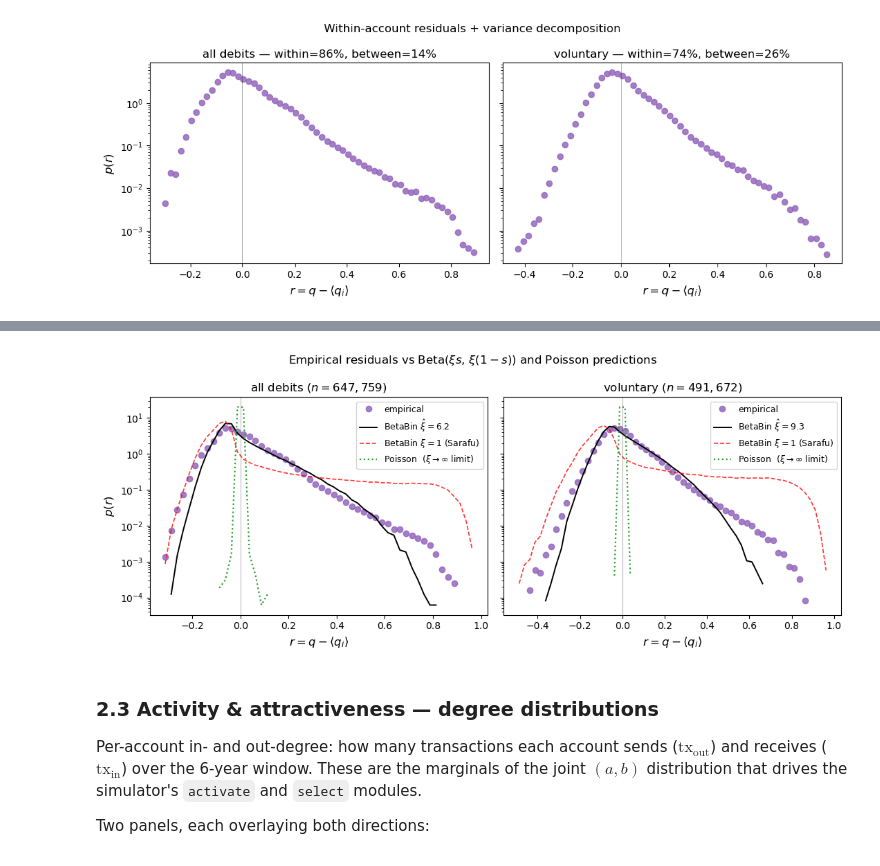
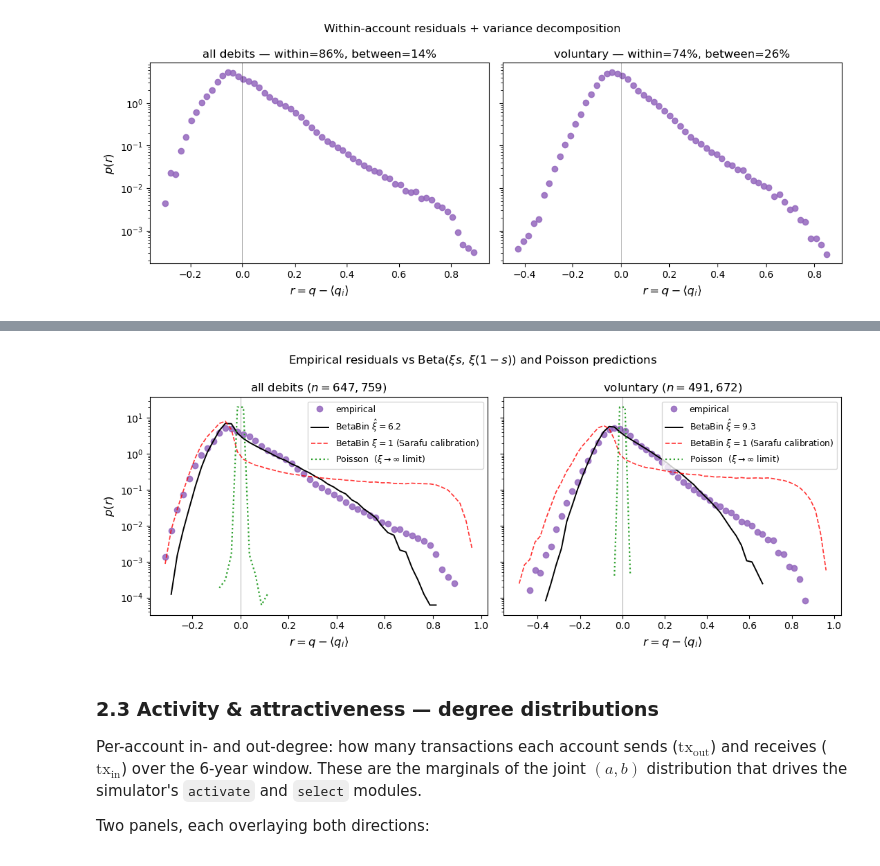
Before and after one commit to carolinamattsson/transactions, a Jupyter notebook: berka/empirical_analysis.ipynb, the cells around one changed output, grey strips where cells are left out. Saved outputs shown, nothing was run; the diff lists cells and outputs as text; code cells hidden in the pictures.

Commit message:
updated notebooks delete figures

```diff
--- a/berka/empirical_analysis.ipynb
+++ b/berka/empirical_analysis.ipynb
@@ -402,6 +410,25 @@ for ax, (label, r, b, w) in zip(axes, [('all debits', r_all, b_all, w_all), ('vo
 axes[0].set_ylabel(r'$p(r)$')
 fig.suptitle('Within-account residuals + variance decomposition')
 fig.tight_layout()
+save_fig('residuals_decomp')
+
+# Single-panel exports (suppressed inline; saved to figs/ for sharing)
+for _label, _r, _b, _w, _suf in [
+    ('all debits', r_all, b_all, w_all, 'all'),
+    ('voluntary',  r_vol, b_vol, w_vol, 'voluntary'),
+]:
+    _fig, _ax = plt.subplots(figsize=(6, 4.2))
+    _c, _d = histogram(_r, num_bins=60, log_bin=False)
+    _ax.plot(_c, _d, marker='o', linestyle='', alpha=0.8, color='C4')
+    _ax.axvline(0, color='k', lw=0.6, alpha=0.5)
+    _frac_within = _w / (_b + _w)
+    _ax.set_xlabel(r'$r = q - \langle q_i \rangle$')
+    _ax.set_ylabel(r'$p(r)$')
+    _ax.set_title(f'{_label} — within={_frac_within:.0%}, between={1-_frac_within:.0%}')
+    _ax.set_yscale('log')
+    _fig.tight_layout()
+    save_fig(f'residuals_decomp_{_suf}')
+    plt.close(_fig)
 # %% [output]
 all debits: Var(q)=0.0143  ->  between=0.0021 (14%)  within=0.0131 (86%)
 voluntary : Var(q)=0.0146  ->  between=0.0039 (26%)  within=0.0114 (74%)
@@ -449,5 +498,4 @@ xi_hat (voluntary)  = 9.26   (4,335 accounts with n>=20)
 # %%
-# F2d-style: empirical residuals overlaid with BetaBin and Poisson predictions.
 def simulate_residuals_beta(account_ids, s_per_account, xi, seed=42):
     s = account_ids.map(s_per_account).to_numpy()
     s = np.clip(s, 1e-4, 1 - 1e-4)
@@ -470,35 +518,68 @@ cases = [
 fig, axes = plt.subplots(1, 2, figsize=(11, 4.5), sharey=True)
 for ax, (label, q_series, s_series, xi_hat) in zip(axes, cases):
     mask = q_series.notna() & tx['account_id'].map(s_series).notna() & (tx['pre_balance'] > 0)
     aids = tx.loc[mask, 'account_id']
     m_t  = tx.loc[mask, 'pre_balance'].to_numpy()
 
     r_emp     = (q_series.loc[mask] - aids.map(s_series)).to_numpy()
     r_xihat   = simulate_residuals_beta(aids, s_series, xi_hat)
     r_xi1     = simulate_residuals_beta(aids, s_series, 1.0, seed=43)
     r_poisson = simulate_residuals_poisson(aids, s_series, m_t)
 
     edges = np.linspace(-1, 1, 81)
     centers = 0.5 * (edges[:-1] + edges[1:])
     for r, lbl, kw in [
         (r_emp,     'empirical',                          dict(marker='o', linestyle='', color='C4', alpha=0.85)),
         (r_xihat,   fr'BetaBin $\hat\xi={xi_hat:.1f}$',   dict(linestyle='-',  color='k',     lw=1.4)),
-        (r_xi1,     r'BetaBin $\xi=1$ (Sarafu)',          dict(linestyle='--', color='r',     lw=1.2, alpha=0.8)),
+        (r_xi1,     r'BetaBin $\xi=1$ (Sarafu calibration)',          dict(linestyle='--', color='r',     lw=1.2, alpha=0.8)),
         (r_poisson, r'Poisson  ($\xi\to\infty$ limit)',   dict(linestyle=':',  color='C2',    lw=1.6)),
     ]:
         d, _ = np.histogram(r, bins=edges, density=True)
         d = np.where(d > 0, d, np.nan)
         ax.plot(centers, d, label=lbl, **kw)
     ax.axvline(0, color='k', lw=0.6, alpha=0.4)
     ax.set_xlabel(r'$r = q - \langle q_i \rangle$')
     ax.set_yscale('log')
     ax.set_title(f'{label} ($n={mask.sum():,}$)')
     ax.legend(loc='upper right', fontsize=9)
 axes[0].set_ylabel(r'$p(r)$')
 fig.suptitle(r'Empirical residuals vs Beta($\xi s$, $\xi(1-s)$) and Poisson predictions')
 fig.tight_layout()
+save_fig('residuals_overlay')
+
+# Single-panel exports
+for _case, _suf in zip(cases, ['all', 'voluntary']):
+    _label, _q, _s, _xi = _case
+    _mask = _q.notna() & tx['account_id'].map(_s).notna() & (tx['pre_balance'] > 0)
+    _aids = tx.loc[_mask, 'account_id']
+    _mt   = tx.loc[_mask, 'pre_balance'].to_numpy()
+    _r_emp     = (_q.loc[_mask] - _aids.map(_s)).to_numpy()
+    _r_xihat   = simulate_residuals_beta(_aids, _s, _xi)
+    _r_xi1     = simulate_residuals_beta(_aids, _s, 1.0, seed=43)
+    _r_poisson = simulate_residuals_poisson(_aids, _s, _mt)
+    _fig, _ax = plt.subplots(figsize=(6, 4.5))
+    _edges = np.linspace(-1, 1, 81)
+    _ctrs  = 0.5 * (_edges[:-1] + _edges[1:])
+    for _arr, _lbl, _kw in [
+        (_r_emp,     'empirical',                                dict(marker='o', linestyle='', color='C4', alpha=0.85)),
+        (_r_xihat,   fr'BetaBin $\hat\xi={_xi:.1f}$',          dict(linestyle='-',  color='k',  lw=1.4)),
+        (_r_xi1,     r'BetaBin $\xi=1$ (Sarafu calibration)',   dict(linestyle='--', color='r',  lw=1.2, alpha=0.8)),
+        (_r_poisson, r'Poisson  ($\xi\to\infty$ limit)',      dict(linestyle=':',  color='C2', lw=1.6)),
+    ]:
+        _d, _ = np.histogram(_arr, bins=_edges, density=True)
+        _d = np.where(_d > 0, _d, np.nan)
+        _ax.plot(_ctrs, _d, label=_lbl, **_kw)
+    _ax.axvline(0, color='k', lw=0.6, alpha=0.4)
+    _ax.set_xlabel(r'$r = q - \langle q_i \rangle$')
+    _ax.set_ylabel(r'$p(r)$')
+    _ax.set_yscale('log')
+    _ax.set_title(f'{_label} ($n={_mask.sum():,}$)')
+    _ax.legend(loc='upper right', fontsize=9)
+    _fig.tight_layout()
+    save_fig(f'residuals_overlay_{_suf}')
+    plt.close(_fig)
 # %% [output]
-[figure, old version]
+[figure, new version]
 # %% [markdown]
 ### 2.3 Activity & attractiveness — degree distributions
 
```
Also changed, not shown: parts of 33 cells of this notebook, 17 other files.
